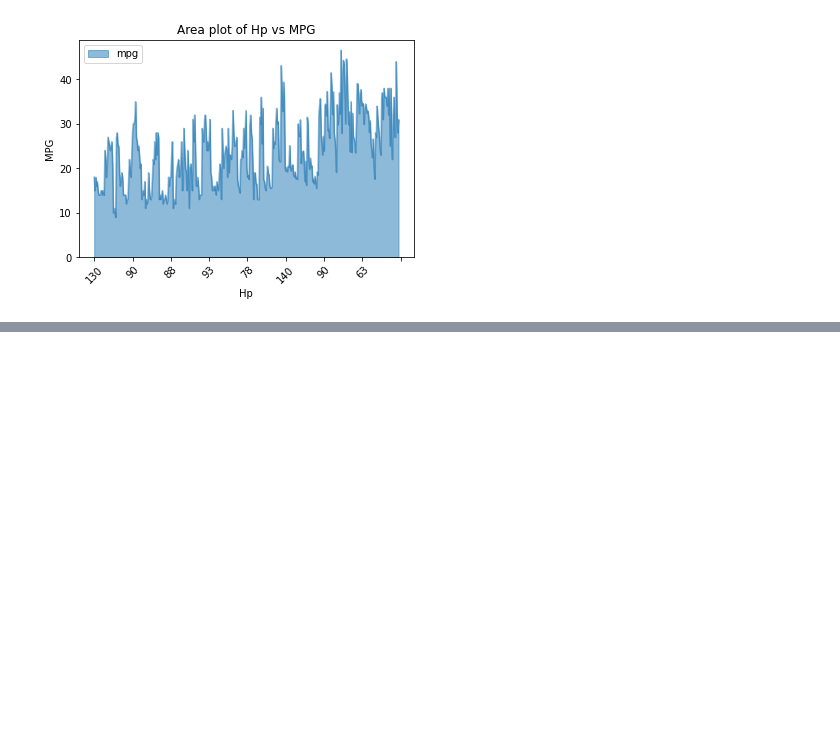
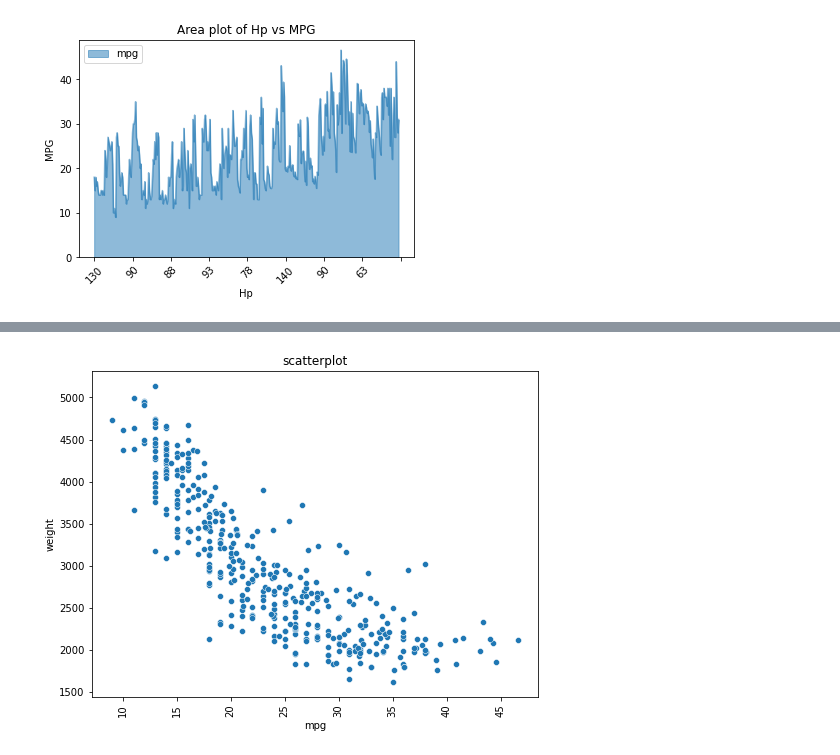
Before and after one commit to parikshitpanchal/sem-4, a Jupyter notebook: Untitled3.ipynb, the cells around one changed output, grey strips where cells are left out. Cells and saved outputs as stored; diff of their text form; code cells hidden in the pictures; blank space fills up the shorter version.

```diff
--- a/Untitled3.ipynb
+++ b/Untitled3.ipynb
@@ -17,0 +30,11 @@ plt.show()
+# %%
+# Scatter
+plt.figure(figsize=(8,6))
+sns.scatterplot(x='mpg',y='weight',data=df)
+plt.xlabel('mpg')
+plt.ylabel('weight')
+plt.title('scatterplot')
+plt.xticks(rotation=90)
+plt.show()
+# %% [output]
+[figure, added]
```
Also changed, not shown: parts of 10 cells of this notebook.
